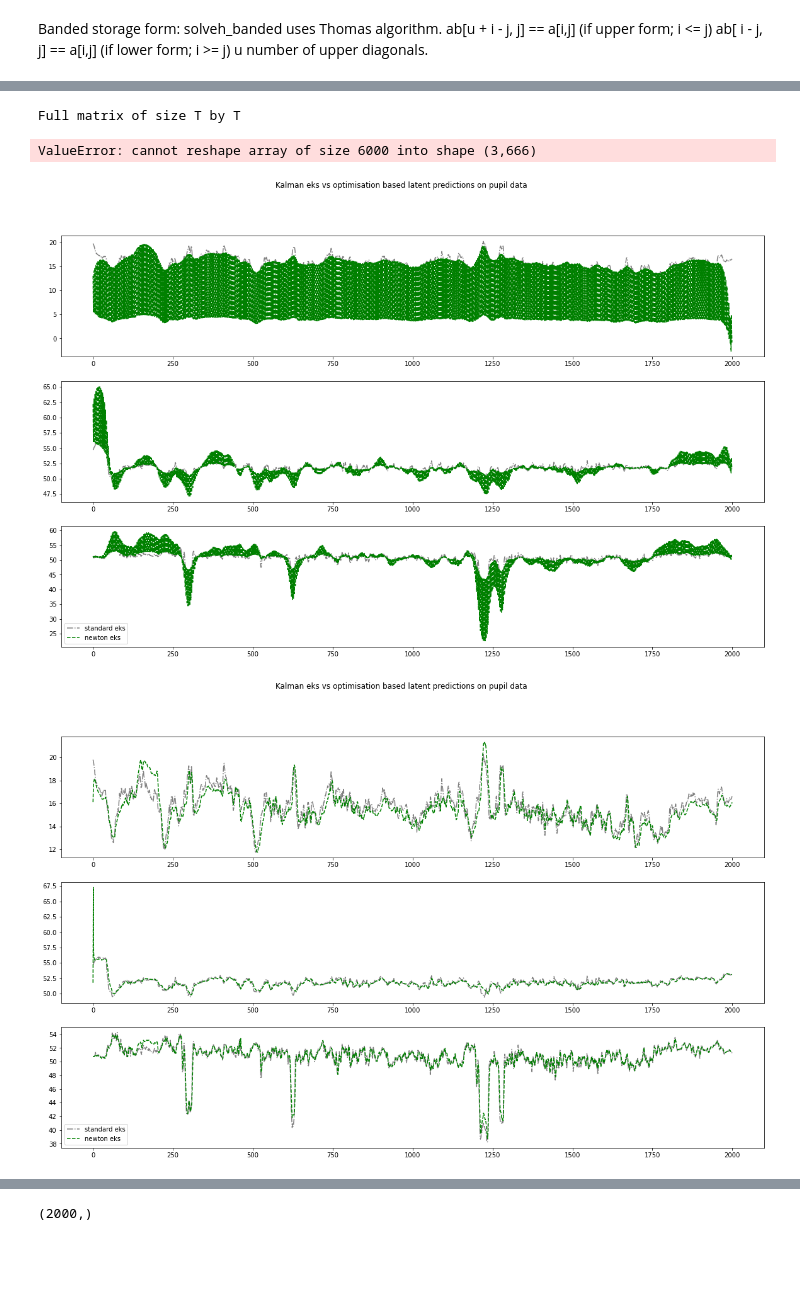
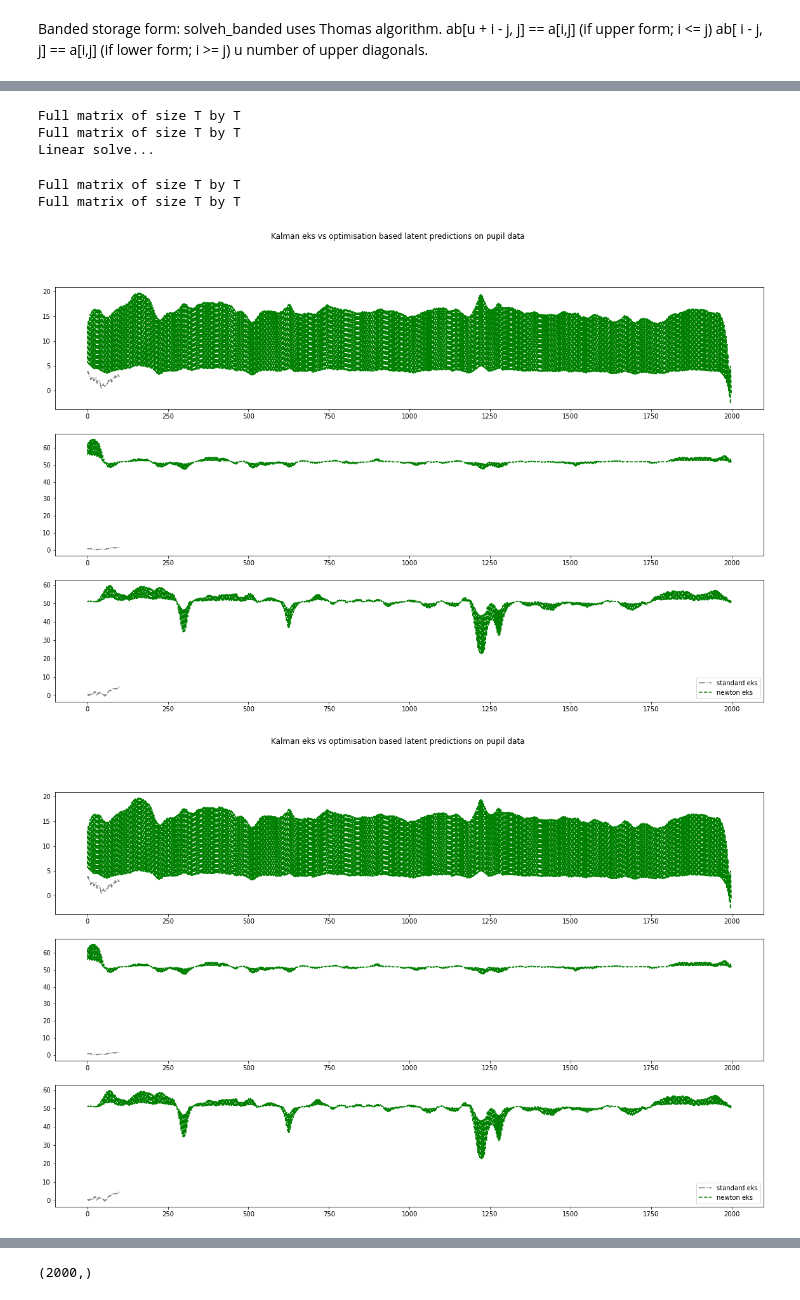
Before and after one commit to erialc-cal/eks, a Jupyter notebook: Kalman via optimisation.ipynb, the cells around one changed output, grey strips where cells are left out. Saved outputs shown, nothing was run; the diff lists cells and outputs as text; code cells hidden in the pictures; blank space fills up the shorter version.

```diff
--- a/Kalman via optimisation.ipynb
+++ b/Kalman via optimisation.ipynb
@@ -419,29 +356,42 @@ def newton_eks_linear(y, mu0, S0, A, B, D, E, mode="banded"):
     G = gradient2(q, y, mu0, S0, A, B, invD, invE)
     if mode=="banded":
         ab = convert_to_banded(H)
-        q = - scipy.solve_banded(H)@G
+        for i in range(r):
+            q[:,i] = - sp.linalg.solveh_banded(ab, G[:,i])
     elif mode=="linalg.inv":
-        q = -np.linalg.inv(H)@G
-    elif mode=="thomas":
-        q = -block_tri_solve(H,G,r)
+        q = - np.linalg.inv(H)@G
+    elif mode=="recursive":
+        q = kalman_newton_recursive(y, mu0, S0, A, B, D, E, f = None, df = None,df2 = None)
+    elif mode=="linalg.solve":
+        for i in range(r):
+            q[:,i] = - np.linalg.solve(H,G[:,i])
     return q
-# %%
-def latent_plots(q_test, **words):
-    fig, ax = plt.subplots(3,1,figsize=(20,12))
-    _, mean_array = pupil_process()
-    for i in range(3):
-        ax[i].plot(q[:,i], "-.",color="grey", label="standard eks")
-        ax[i].plot(q_test[:,i]+mean_array[i], "--",color="green", label="newton eks")
-    plt.legend()
-    plt.suptitle("Kalman eks vs optimisation based latent predictions on pupil data")
 # %%
-q_3 = newton_eks_linear(y, mu0, S0, A, B, D, E, mode="thomas")
+q_1 = newton_eks_linear(y, mu0, S0, A, B, D, E, mode="linalg.inv")
+q_2 = newton_eks_linear(y, mu0, S0, A, B, D, E, mode="recursive")
+q_4 = newton_eks_linear(y, mu0, S0, A, B, D, E, mode="linalg.solve")
+q_3 = newton_eks_linear(y, mu0, S0, A, B, D, E, mode="linalg.banded")
 # %% [output]
 Full matrix of size T by T
+Full matrix of size T by T
+Linear solve...
-ValueError: cannot reshape array of size 6000 into shape (3,666)
+Full matrix of size T by T
+Full matrix of size T by T
+# %%
+def latent_plots(q_test, q, n=2000, **words):
+    fig, ax = plt.subplots(3,1,figsize=(20,12))
+    _, mean_array = pupil_process()
+    for i in range(3):
+        ax[i].plot(q[:n,i], "-.",color="grey", label="standard eks")
+        ax[i].plot(q_test[:,i]+mean_array[i], "--",color="green", label="newton eks")
+    plt.legend()
+    plt.suptitle("Kalman eks vs optimisation based latent predictions on pupil data")
 # %%
-latent_plots(q_3)
-latent_plots(q_test)
+n=2000
+latent_plots(q_4[:n,:],q, n)
+latent_plots(q_1[:n,:],q, n)
+latent_plots(q_2[:n,:],q, n)
+latent_plots(q_3[:n,:],q, n)
 # %% [output]
-[figure, old version]
+[figure, new version]
-[figure, old version]
+[figure, new version]
```
Also changed, not shown: parts of 25 cells of this notebook, 1 other file.
